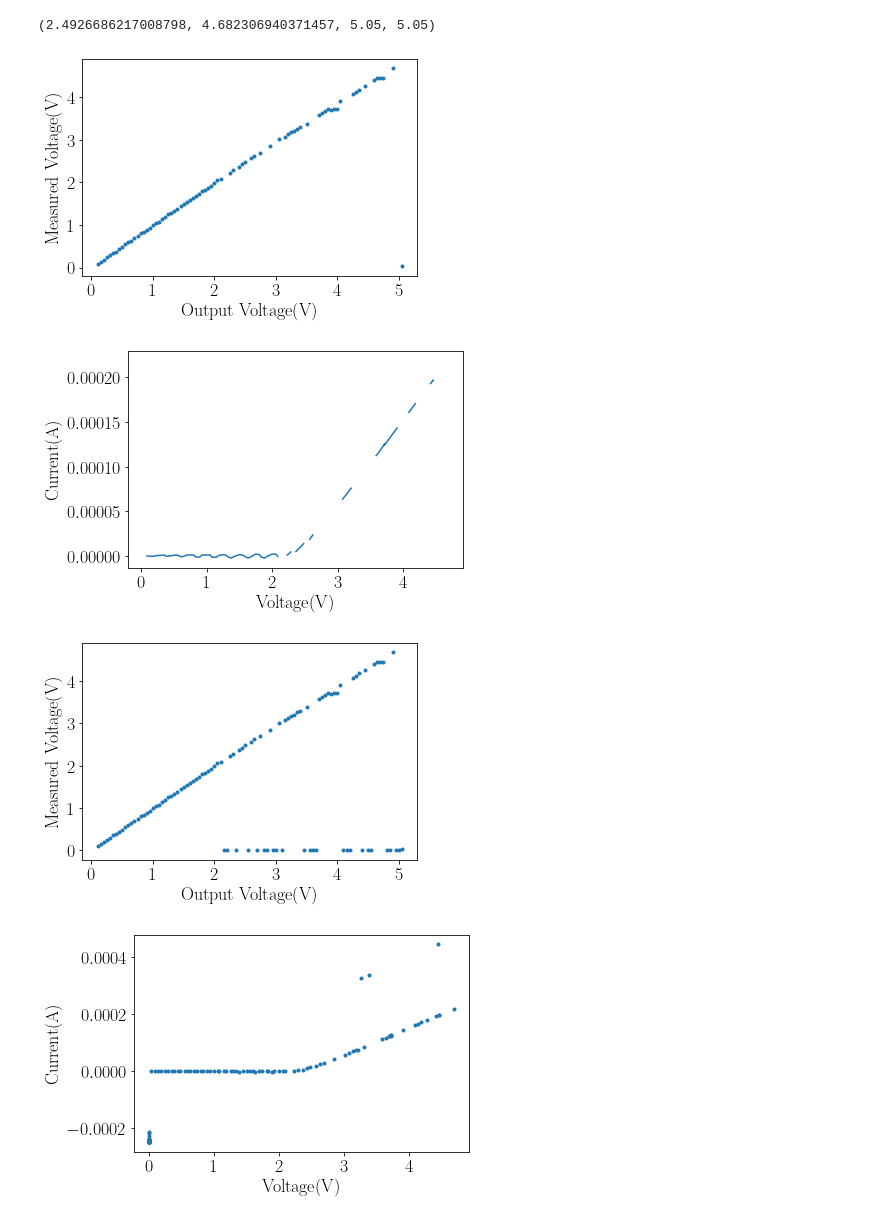
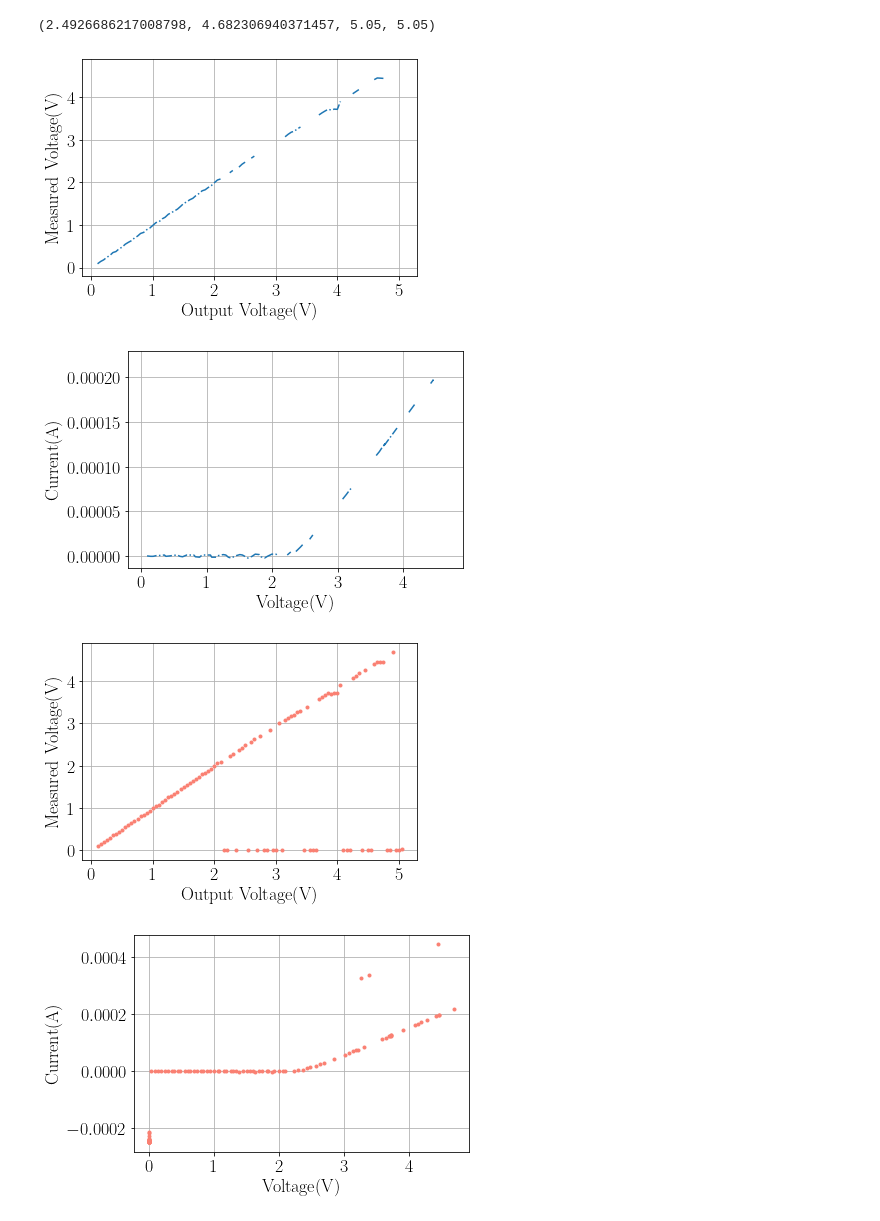
Before and after one commit to aaronkebede/PHY220, a Jupyter notebook: project-two/LED plots.ipynb, the cells around one changed output. Saved outputs shown, nothing was run; the diff lists cells and outputs as text; code cells hidden in the pictures.

```diff
--- a/project-two/LED plots.ipynb
+++ b/project-two/LED plots.ipynb
@@ -55,49 +55,53 @@ V_A_1.max(), V_A_2.max(), V_PWM_1.max(), V_PWM_2.max()
 I = (V_A_2 - V_A_1)/10000
 TI = (TV_A_2 - TV_A_1)/10000
 # %%
-plt.plot(V_PWM_2, V_A_2, '.')
+plt.plot(V_PWM_2, V_A_2, '-.')
 plt.xlabel("Output Voltage(V)")
 plt.ylabel("Measured Voltage(V)")
 #plt.axvline(tau, lw='0.6', ls='-', c="green", label="tau")
 #plt.axhline(V_tau, lw='0.6', c="blue", label="V(tau)")
 #plt.legend()
+plt.grid()
 plt.savefig("Images/ V pwm vs V a2.pdf", bbox_inches='tight')
 plt.show()
 # %% [output]
-[figure, old version]
+[figure, new version]
 # %%
-plt.plot(V_A_2,I)
+plt.plot(V_A_2,I,"-.")
 plt.xlabel("Voltage(V)")
 plt.ylabel("Current(A)")
 #plt.axvline(tau, lw='0.6', ls='-', c="green", label="tau")
 #plt.axhline(V_tau, lw='0.6', c="blue", label="V(tau)")
 #plt.legend()
+plt.grid()
 plt.savefig("Images/ V vs I.pdf", bbox_inches='tight')
 plt.show()
 # %% [output]
-[figure, old version]
+[figure, new version]
 # %%
 #Test purposes
 #Graph the data without the zero points
 # %%
-plt.plot(TV_PWM_2, TV_A_2, '.')
+plt.plot(TV_PWM_2, TV_A_2, '.', c="salmon")
 plt.xlabel("Output Voltage(V)")
 plt.ylabel("Measured Voltage(V)")
 #plt.axvline(tau, lw='0.6', ls='-', c="green", label="tau")
 #plt.axhline(V_tau, lw='0.6', c="blue", label="V(tau)")
 #plt.legend()
+plt.grid()
 #plt.savefig("Images/ V pwm vs V a2.pdf", bbox_inches='tight')
 plt.show()
 # %% [output]
-[figure, old version]
+[figure, new version]
 # %%
-plt.plot(TV_A_2,TI,".")
+plt.plot(TV_A_2,TI,".", c="salmon")
 plt.xlabel("Voltage(V)")
 plt.ylabel("Current(A)")
 #plt.axvline(tau, lw='0.6', ls='-', c="green", label="tau")
 #plt.axhline(V_tau, lw='0.6', c="blue", label="V(tau)")
 #plt.legend()
+plt.grid()
 #plt.savefig("Images/ V vs I.pdf", bbox_inches='tight')
 plt.show()
 # %% [output]
-[figure, old version]
+[figure, new version]
```
Also changed, not shown: 2 other files.
